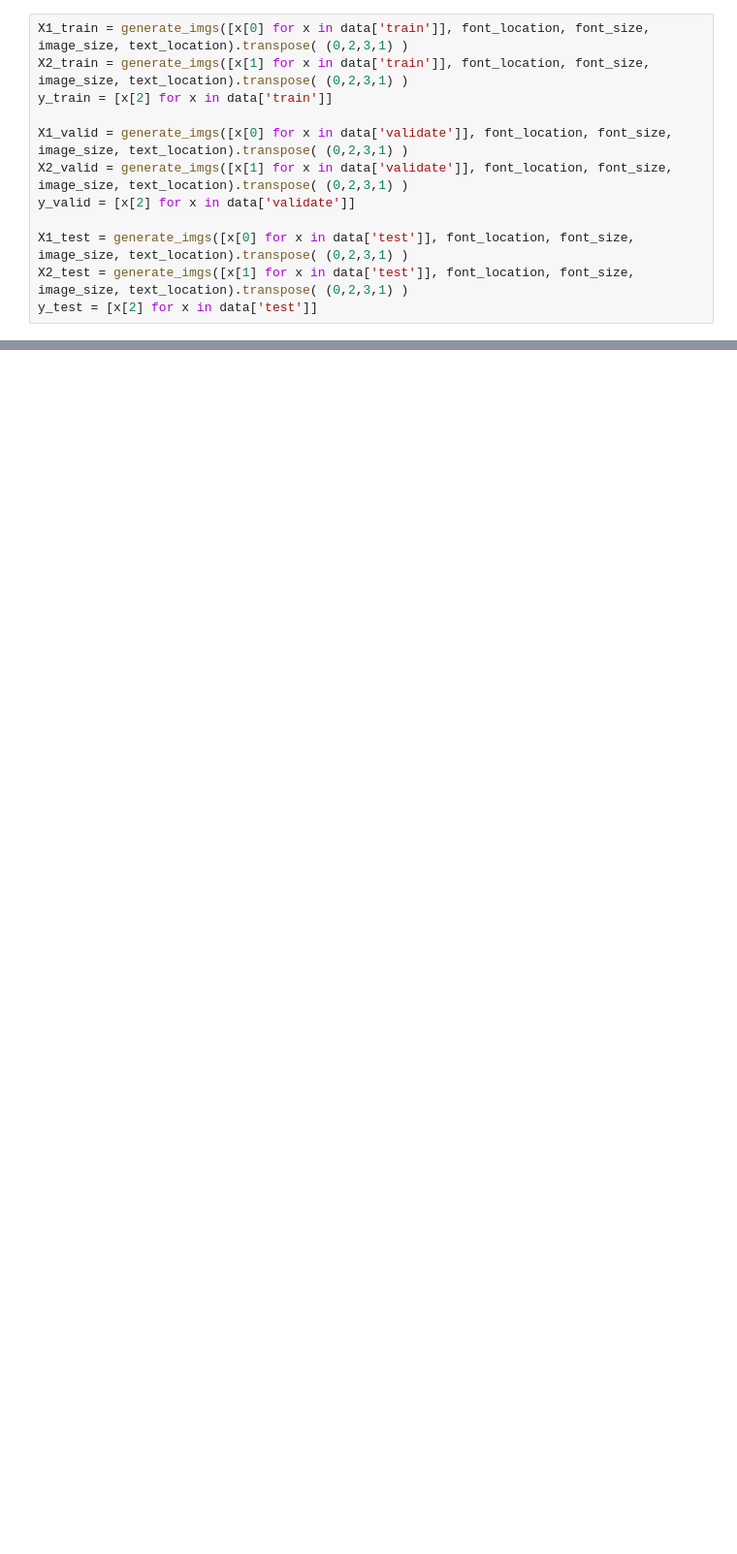
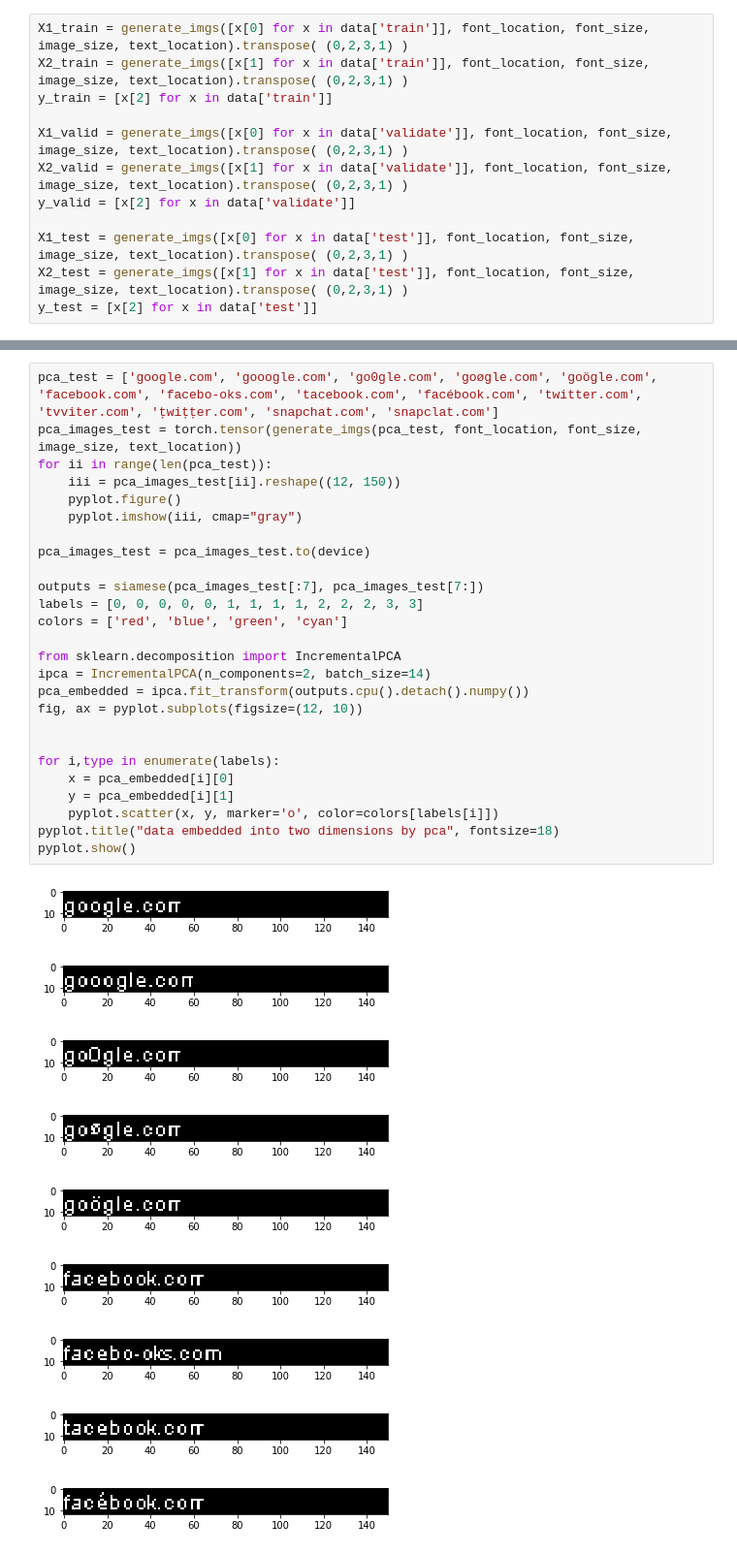
Before and after one commit to horiazegheru/homoglyph-siamese-cnn, a Jupyter notebook: Homoglyph.ipynb, the cells around one changed output, grey strips where cells are left out. Shown: that part at 97% size. Drawn from its saved outputs; the diff is of its cells as text; blank space fills up the shorter version.

```diff
--- a/Homoglyph.ipynb
+++ b/Homoglyph.ipynb
@@ -269,0 +356,36 @@ checker(train_loader)
+# %%
+pca_test = ['google.com', 'gooogle.com', 'go0gle.com', 'goøgle.com', 'goögle.com', 'facebook.com', 'facebo-oks.com', 'tacebook.com', 'facébook.com', 'twitter.com', 'tvviter.com', 'țwițțer.com', 'snapchat.com', 'snapclat.com']
+pca_images_test = torch.tensor(generate_imgs(pca_test, font_location, font_size, image_size, text_location))
+for ii in range(len(pca_test)):
+    iii = pca_images_test[ii].reshape((12, 150))
+    pyplot.figure()
+    pyplot.imshow(iii, cmap="gray")
+
+pca_images_test = pca_images_test.to(device)
+
+outputs = siamese(pca_images_test[:7], pca_images_test[7:])
+labels = [0, 0, 0, 0, 0, 1, 1, 1, 1, 2, 2, 2, 3, 3]
+colors = ['red', 'blue', 'green', 'cyan']
+
+from sklearn.decomposition import IncrementalPCA
+ipca = IncrementalPCA(n_components=2, batch_size=14)
+pca_embedded = ipca.fit_transform(outputs.cpu().detach().numpy())
+fig, ax = pyplot.subplots(figsize=(12, 10))
+
+
+for i,type in enumerate(labels):
+    x = pca_embedded[i][0]
+    y = pca_embedded[i][1]
+    pyplot.scatter(x, y, marker='o', color=colors[labels[i]])
+pyplot.title("data embedded into two dimensions by pca", fontsize=18)
+pyplot.show()
+# %% [output]
+[figure, added]
+[figure, added]
+[figure, added]
+[figure, added]
+[figure, added]
+[figure, added]
+[figure, added]
+[figure, added]
+[figure, added]
```
Also changed, not shown: parts of 13 cells of this notebook.
